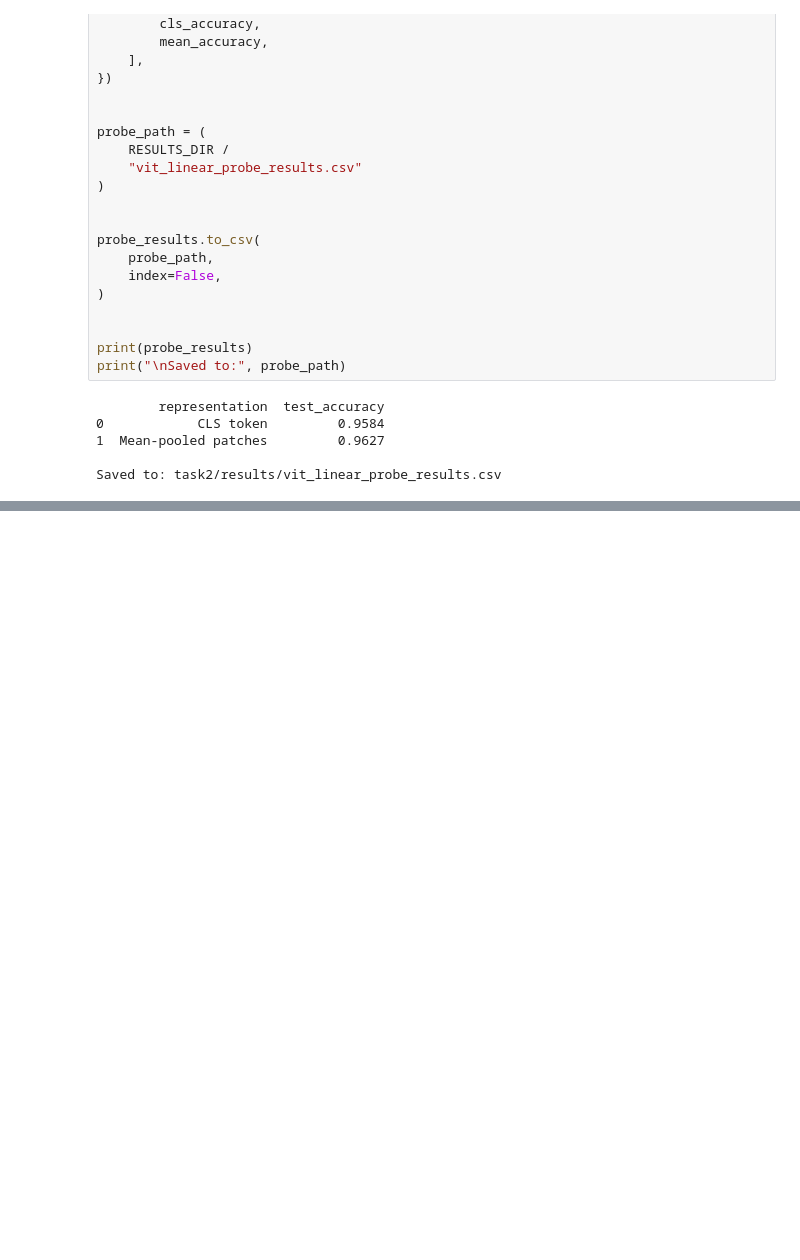
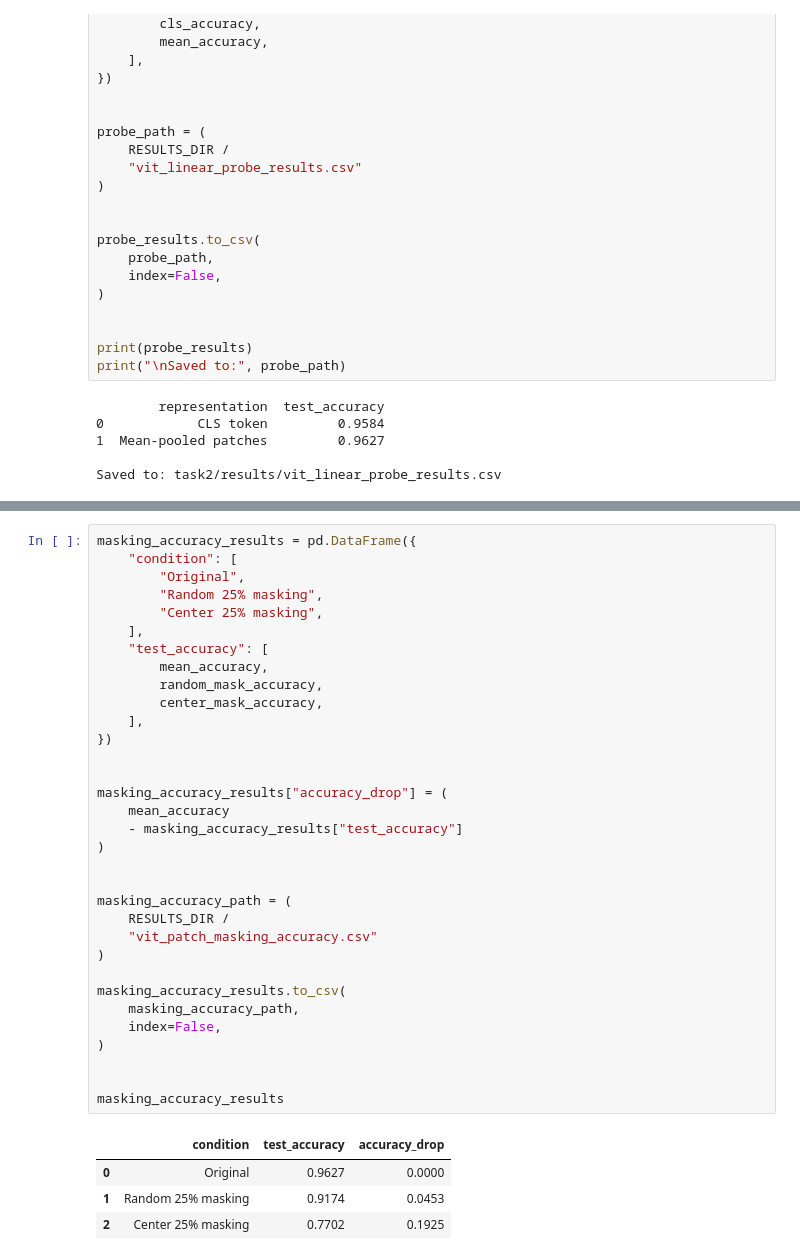
Before and after one commit to sohauv/atml_pa0, a Jupyter notebook: task2/task2.ipynb, the cells around one changed output, grey strips where cells are left out. Drawn from its saved outputs; the diff is of its cells as text; blank space fills up the shorter version.

```diff
--- a/task2/task2.ipynb
+++ b/task2/task2.ipynb
@@ -844,0 +1108,38 @@ Saved to: task2/results/vit_linear_probe_results.csv
+# %%
+masking_accuracy_results = pd.DataFrame({
+    "condition": [
+        "Original",
+        "Random 25% masking",
+        "Center 25% masking",
+    ],
+    "test_accuracy": [
+        mean_accuracy,
+        random_mask_accuracy,
+        center_mask_accuracy,
+    ],
+})
+
+
+masking_accuracy_results["accuracy_drop"] = (
+    mean_accuracy
+    - masking_accuracy_results["test_accuracy"]
+)
+
+
+masking_accuracy_path = (
+    RESULTS_DIR /
+    "vit_patch_masking_accuracy.csv"
+)
+
+masking_accuracy_results.to_csv(
+    masking_accuracy_path,
+    index=False,
+)
+
+
+masking_accuracy_results
+# %% [output]
+|  | condition | test_accuracy | accuracy_drop |
+| 0 | Original | 0.9627 | 0.0000 |
+| 1 | Random 25% masking | 0.9174 | 0.0453 |
+| 2 | Center 25% masking | 0.7702 | 0.1925 |
```
Also changed, not shown: parts of 6 cells of this notebook, 3 other files.
